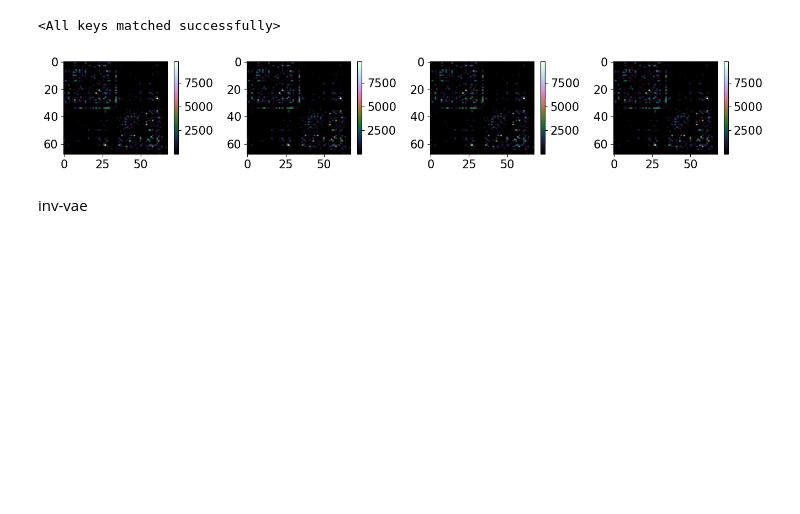
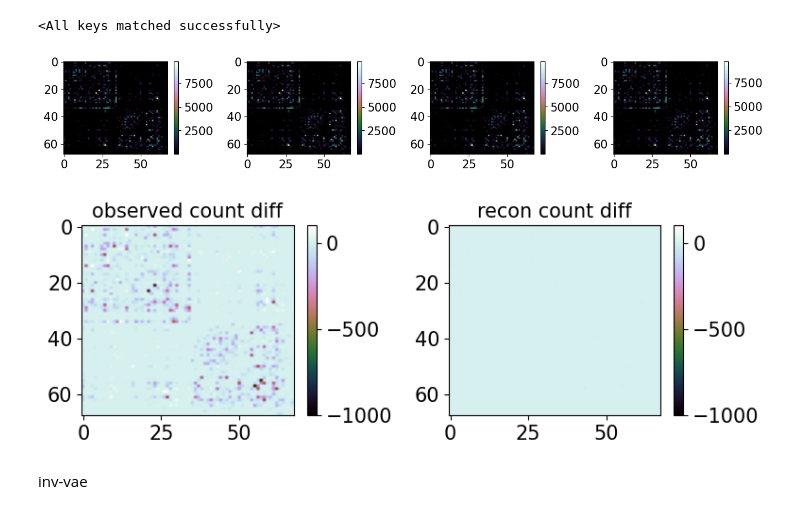
Before and after one commit to yzhang511/inv-vae, a Jupyter notebook: real_data.ipynb, the cells around one changed output. Saved outputs shown, nothing was run; the diff lists cells and outputs as text; code cells hidden in the pictures; blank space fills up the shorter version.

```diff
--- a/real_data.ipynb
+++ b/real_data.ipynb
@@ -215,6 +215,6 @@ plt.show()
 # %%
 # torch.save(model.state_dict(), './pretrained/hcp_vae_pretrained.mod')
-model.load_state_dict(torch.load('./pretrained/hcp_vae_pretrained.mod'))
+# model.load_state_dict(torch.load('./pretrained/hcp_vae_pretrained.mod'))
 # %% [output]
 <All keys matched successfully>
 # %%
@@ -231,6 +231,27 @@ plt.tight_layout()
 plt.show()
 # %% [output]
 [figure]
+# %%
+big_motion_nets = brain_networks[big_motion_ids]
+small_motion_nets = brain_networks[small_motion_ids]
+diff_motion_nets = big_motion_nets.mean(0) - small_motion_nets.mean(0)
+
+big_motion_recon = x_recon[big_motion_ids]
+small_motion_recon = x_recon[small_motion_ids]
+diff_motion_recon= big_motion_recon.mean(0) - small_motion_recon.mean(0)
+# %%
+fig, axes = plt.subplots(1,2,figsize=(8,3))
+
+p1=axes[0].imshow(diff_motion_nets.reshape(n_rois,n_rois)*count_offset, aspect='auto', cmap='cubehelix', vmin=-1000, vmax=100)
+p2=axes[1].imshow(diff_motion_recon.reshape(n_rois,n_rois)*count_offset, aspect='auto', cmap='cubehelix', vmin=-1000, vmax=100)
+axes[0].set_title('observed count diff')
+axes[1].set_title('recon count diff')
+cbar=plt.colorbar(p1, ax=axes[0])
+cbar=plt.colorbar(p2, ax=axes[1])
+plt.tight_layout()
+plt.show()
+# %% [output]
+[figure, added]
 # %%
 # to do - add viz for recon, motion correction and trait prediction, etc.
 # %% [markdown]
```
Also changed, not shown: parts of 8 cells of this notebook, 2 other files.
